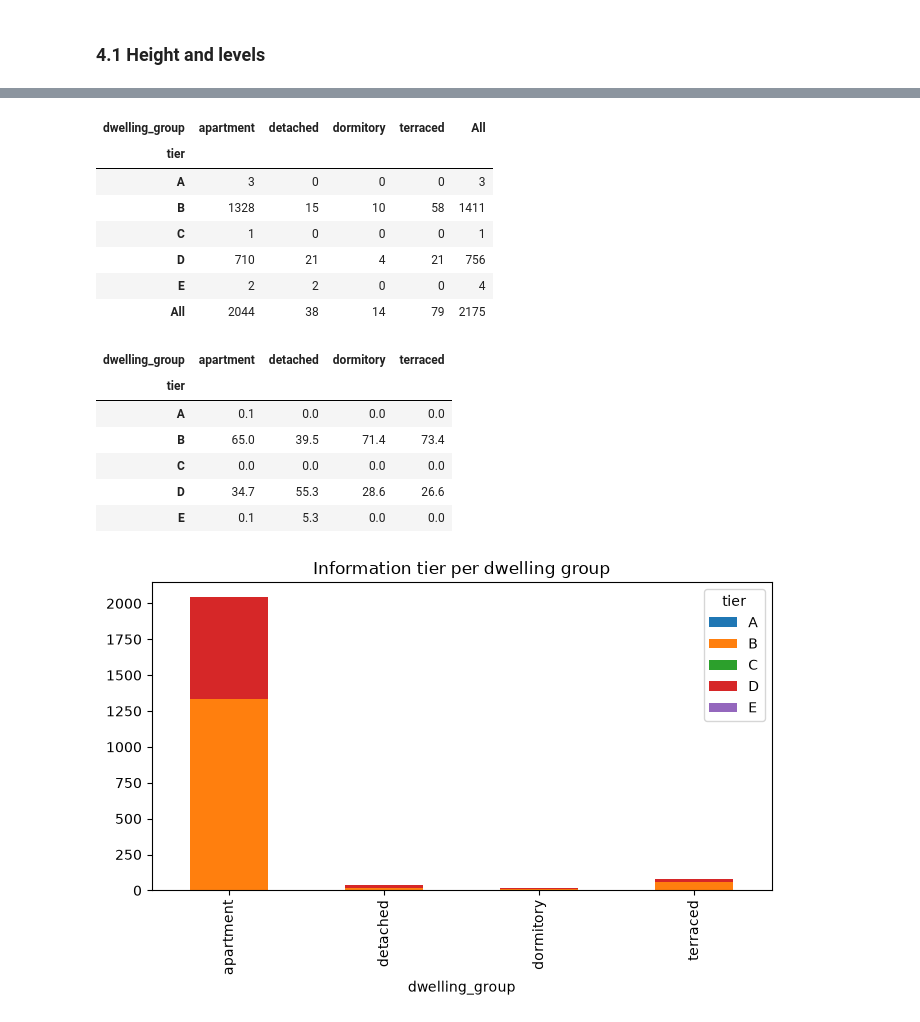
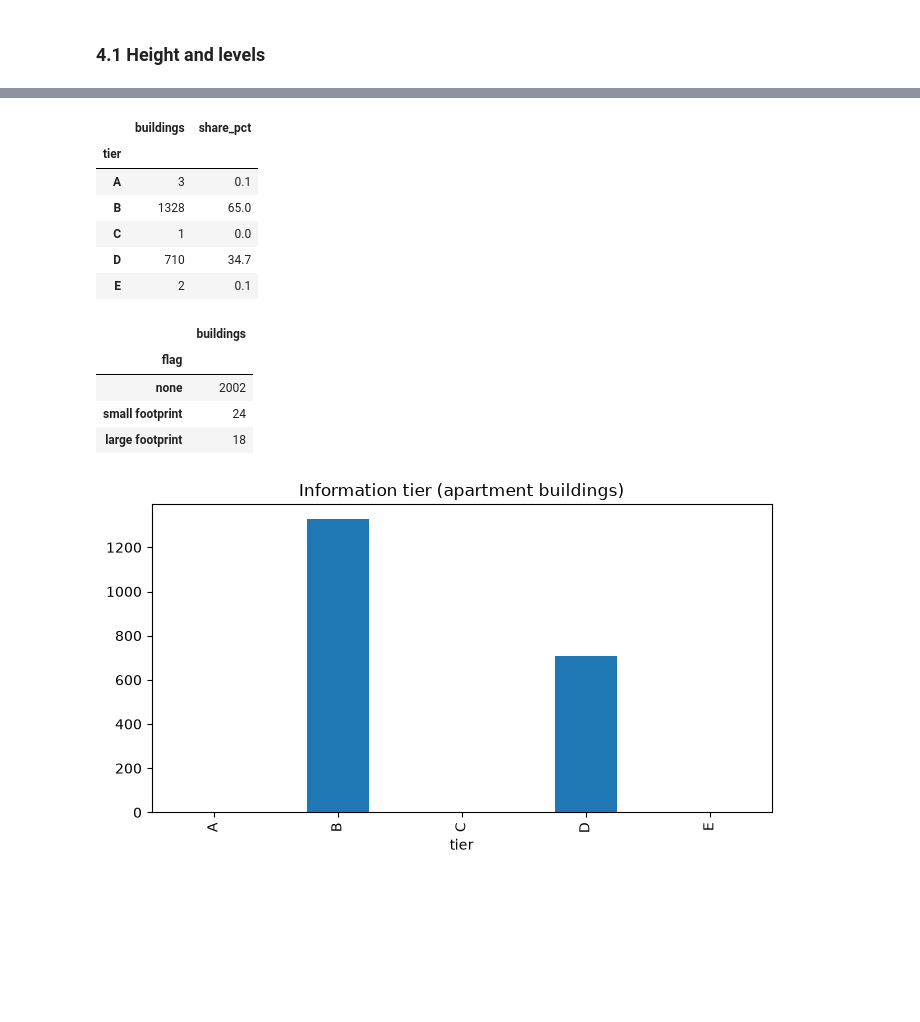
Before and after one commit to Gervig/LLM-Exam-Project, a Jupyter notebook: housing_eda.ipynb, the cells around one changed output, grey strips where cells are left out. Cells and saved outputs as stored; diff of their text form; code cells hidden in the pictures; blank space fills up the shorter version.

```diff
--- a/housing_eda.ipynb
+++ b/housing_eda.ipynb
@@ -254,5 +193,0 @@ dwelling type. The first run showed that `terrace` buildings are not single hous
-# %%
-GROUPS = {"apartments": "apartment", "residential": "apartment", "house": "detached", "detached": "detached",
-          "terrace": "terraced", "semidetached_house": "terraced", "dormitory": "dormitory"}
-df["dwelling_group"] = df["building"].map(GROUPS).fillna("apartment")
-df["dwelling_group"].value_counts().to_frame("buildings")
@@ -346,13 +227,0 @@ dwelling group, and is marked as *imputed* so the answer can carry a lower confi
-# %%
-df["levels_eff"] = df["levels_clean"].fillna((df["height_clean"] / M_PER_LEVEL).round())
-df.loc[df["levels_eff"] < 1, "levels_eff"] = np.nan
-median_levels = df.groupby("dwelling_group")["levels_eff"].median()
-print("median levels per dwelling group (used when levels are missing):")
-print(median_levels.to_string())
-df["levels_imputed"] = df["levels_eff"].isna()
-df["levels_used"] = df["levels_eff"].fillna(df["dwelling_group"].map(median_levels))
-df["floors_used"] = df["levels_used"] + ROOF_LEVEL_WEIGHT * df["roof_levels"].fillna(0)
-df["gross_floor_area"] = df["footprint_clean"] * df["floors_used"]
-df["usable_area"] = df["gross_floor_area"] * FLOOR_EFFICIENCY
-print("buildings without a floor area:", int(df["gross_floor_area"].isna().sum()))
-df.groupby("dwelling_group")[["footprint_clean", "levels_used", "gross_floor_area"]].describe().round(0).T
@@ -397,0 +259,11 @@ df[["levels_clean", "height_clean", "footprint_clean", "roof_levels"]].corr(meth
+# %%
+df["fp_class"] = pd.cut(df["footprint_clean"], FOOTPRINT_BINS, labels=FOOTPRINT_LABELS, right=False)
+known = df.dropna(subset=["levels_eff"])
+levels_by_class = known.groupby("fp_class", observed=True)["levels_eff"].agg(median="median", buildings="count")
+overall_levels = float(known["levels_eff"].median())
+levels_by_class["used_for_imputation"] = np.where(levels_by_class["buildings"] >= MIN_N,
+                                                   np.floor(levels_by_class["median"] + 0.5), np.floor(overall_levels + 0.5))
+print("overall median levels:", overall_levels)
+display(levels_by_class)
+known.boxplot(column="levels_eff", by="fp_class", grid=False)
+plt.suptitle(""); plt.title("Levels by footprint class"); plt.xticks(rotation=20); plt.show()
@@ -443,36 +327,41 @@ decides which estimation rule applies and how confident the answer can be.
 # %%
 def tier(row):
     if pd.notna(row["flats_clean"]):
         return "A"
     if pd.notna(row["levels_eff"]) and pd.notna(row["footprint_clean"]):
         return "B"
     if pd.notna(row["levels_eff"]):
         return "C"
     if pd.notna(row["footprint_clean"]):
         return "D"
     return "E"
 
+def situation(row):
+    if pd.notna(row["flats_clean"]):
+        return "flats known"
+    levels = "levels known" if pd.notna(row["levels_eff"]) else "levels unknown"
+    footprint = "footprint known" if pd.notna(row["footprint_clean"]) else "footprint unknown"
+    return f"{levels}, flats unknown, {footprint}"
+
 df["tier"] = df.apply(tier, axis=1)
-display(pd.crosstab(df["tier"], df["dwelling_group"], margins=True))
-(pd.crosstab(df["tier"], df["dwelling_group"], normalize="columns") * 100).round(1)
+df["situation"] = df.apply(situation, axis=1)
+df["flag"] = np.select([df["footprint_clean"] < SMALL_FOOTPRINT_M2, df["footprint_clean"] > LARGE_FOOTPRINT_M2],
+                       ["small footprint", "large footprint"], default="")
+display(df["tier"].value_counts().sort_index().to_frame("buildings").assign(share_pct=lambda t: (t["buildings"] / len(df) * 100).round(1)))
+display(df["flag"].replace("", "none").value_counts().to_frame("buildings"))
+df["tier"].value_counts().sort_index().plot.bar(title="Information tier (apartment buildings)")
+plt.show()
 # %% [output]
-| dwelling_group | apartment | detached | dormitory | terraced | All |
-| tier |  |  |  |  |  |
-| A | 3 | 0 | 0 | 0 | 3 |
-| B | 1328 | 15 | 10 | 58 | 1411 |
-| C | 1 | 0 | 0 | 0 | 1 |
-| D | 710 | 21 | 4 | 21 | 756 |
-| E | 2 | 2 | 0 | 0 | 4 |
-| All | 2044 | 38 | 14 | 79 | 2175 |
+|  | buildings | share_pct |
+| tier |  |  |
+| A | 3 | 0.1 |
+| B | 1328 | 65.0 |
+| C | 1 | 0.0 |
+| D | 710 | 34.7 |
+| E | 2 | 0.1 |
-| dwelling_group | apartment | detached | dormitory | terraced |
-| tier |  |  |  |  |
-| A | 0.1 | 0.0 | 0.0 | 0.0 |
-| B | 65.0 | 39.5 | 71.4 | 73.4 |
-| C | 0.0 | 0.0 | 0.0 | 0.0 |
-| D | 34.7 | 55.3 | 28.6 | 26.6 |
-| E | 0.1 | 5.3 | 0.0 | 0.0 |
+|  | buildings |
+| flag |  |
+| none | 2002 |
+| small footprint | 24 |
+| large footprint | 18 |
+[figure, added]
-# %%
-pd.crosstab(df["dwelling_group"], df["tier"]).plot.bar(stacked=True, title="Information tier per dwelling group")
-plt.show()
-# %% [output]
-[figure, removed]
```
Also changed, not shown: parts of 58 cells of this notebook, 7 other files.
